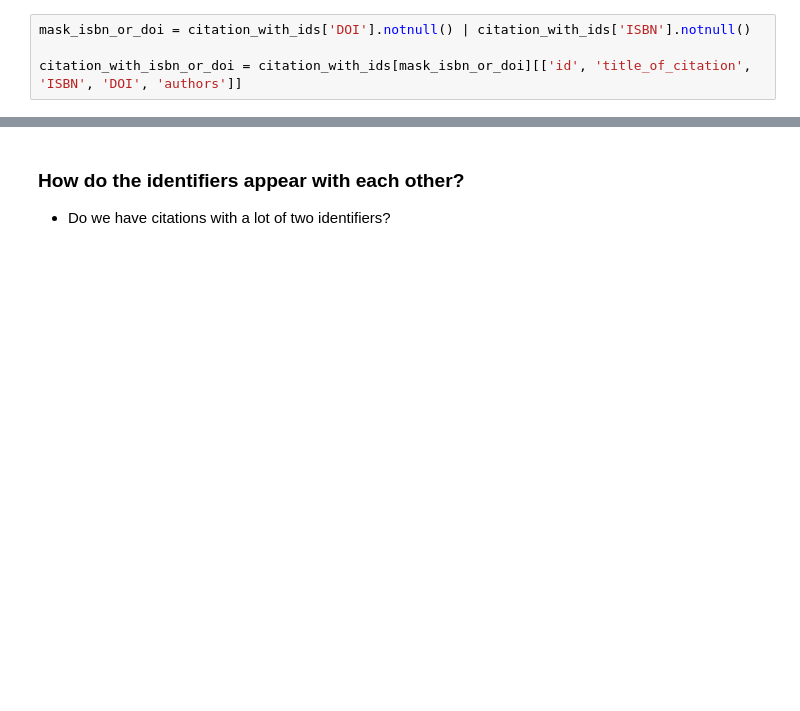
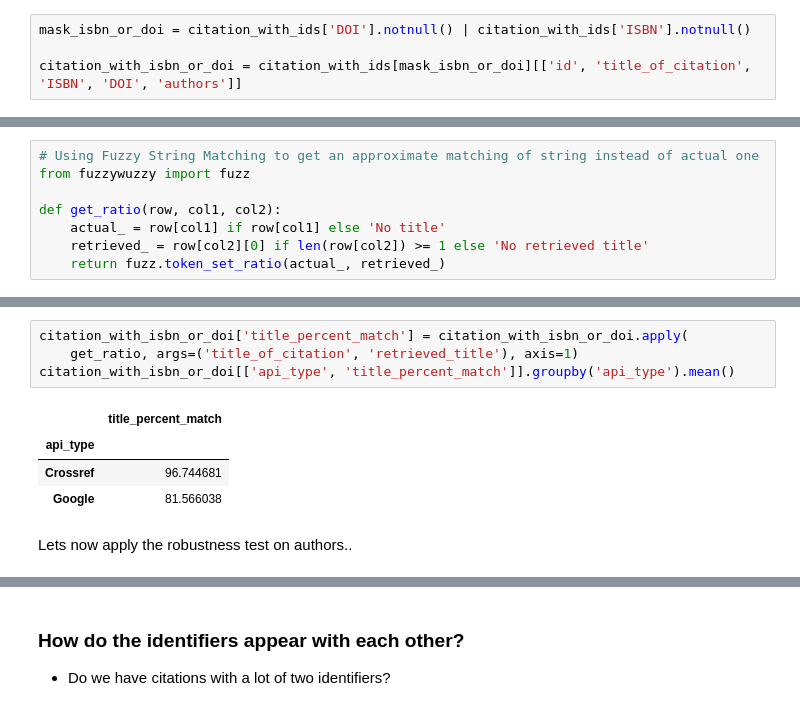
Before and after one commit to Harshdeep1996/cite-classifications-wiki, a Jupyter notebook: Sanity_Check_Citations.ipynb, the cells around one changed output, grey strips where cells are left out. Cells and saved outputs as stored; diff of their text form; blank space fills up the shorter version.

Commit message:
add complete analysis for api robustness

```diff
--- a/Sanity_Check_Citations.ipynb
+++ b/Sanity_Check_Citations.ipynb
@@ -264,0 +289,8 @@ citation_with_isbn_or_doi.head()
+# %%
+# Using Fuzzy String Matching to get an approximate matching of string instead of actual one
+from fuzzywuzzy import fuzz
+
+def get_ratio(row, col1, col2):
+    actual_ = row[col1] if row[col1] else 'No title'
+    retrieved_ = row[col2][0] if len(row[col2]) >= 1 else 'No retrieved title'
+    return fuzz.token_set_ratio(actual_, retrieved_)
@@ -264,0 +301,11 @@ citation_with_isbn_or_doi.head()
+# %%
+citation_with_isbn_or_doi['title_percent_match'] = citation_with_isbn_or_doi.apply(
+    get_ratio, args=('title_of_citation', 'retrieved_title'), axis=1)
+citation_with_isbn_or_doi[['api_type', 'title_percent_match']].groupby('api_type').mean()
+# %% [output]
+|  | title_percent_match |
+| api_type |  |
+| Crossref | 96.744681 |
+| Google | 81.566038 |
+# %% [markdown]
+Lets now apply the robustness test on authors..
```
Also changed, not shown: parts of 19 cells of this notebook, 1 other file.
